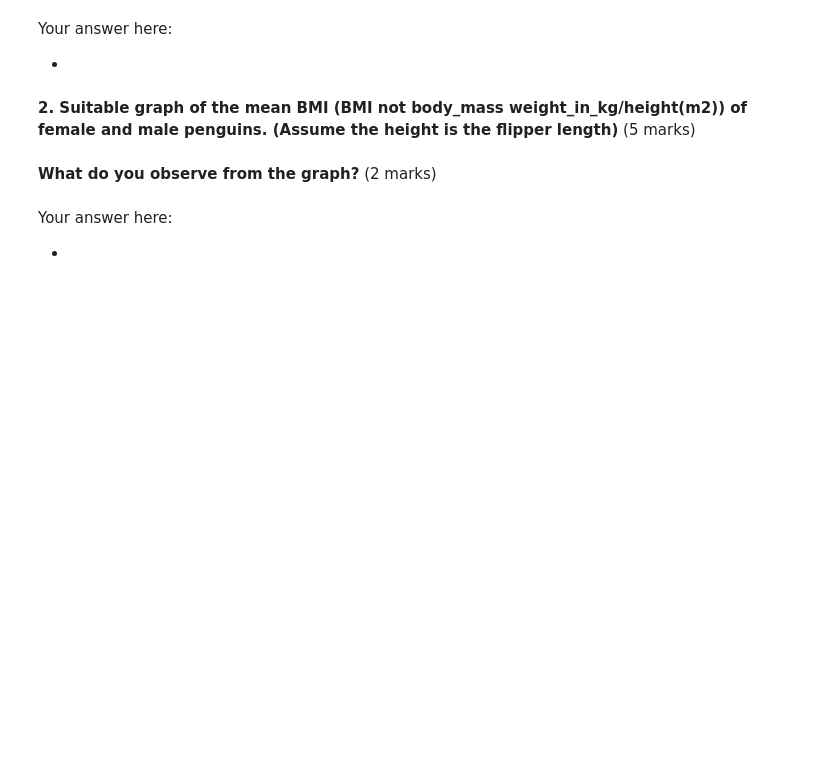
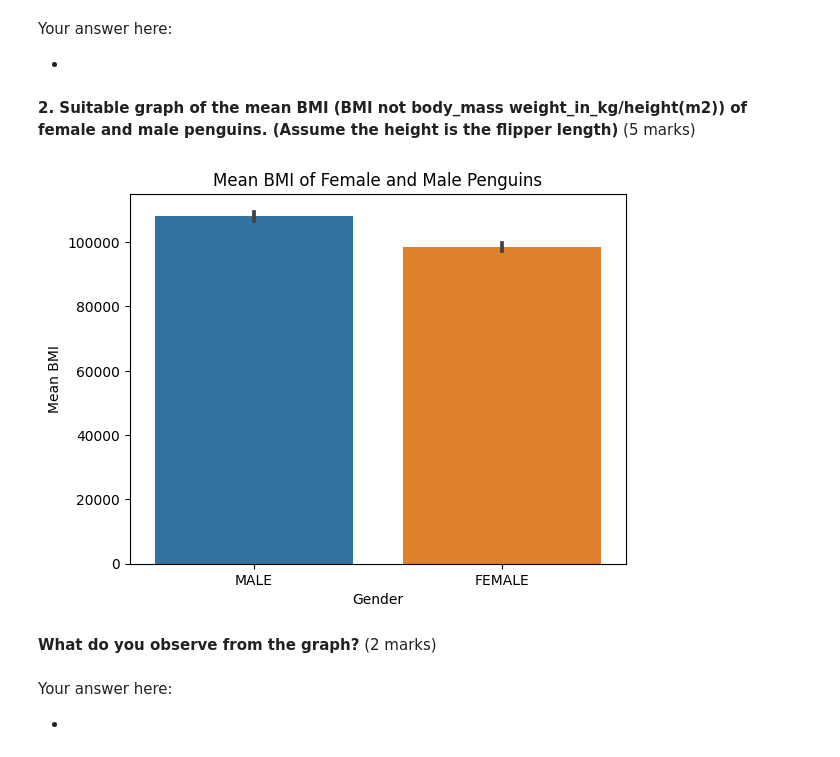
Before and after one commit to Tavleen09/LAB4_CSCN8000, a Jupyter notebook: Tavleen_section2_8977981_lab4.ipynb, the cells around one changed output. Saved outputs shown, nothing was run; the diff lists cells and outputs as text; code cells hidden in the pictures; blank space fills up the shorter version.

```diff
--- a/Tavleen_section2_8977981_lab4.ipynb
+++ b/Tavleen_section2_8977981_lab4.ipynb
@@ -73,3 +134,21 @@ Your answer here:
+# %%
+#Your answer here
+
+# Calculate BMI (Body Mass Index)
+penguins['bmi'] = penguins['body_mass_g'] / ((penguins['flipper_length_mm'] / 1000) ** 2)
+
+# Create a bar plot using seaborn
+sns.barplot(x='sex', y='bmi', data=penguins)
+
+#Set plot labels and titles
+plt.xlabel('Gender')
+plt.ylabel('Mean BMI')
+plt.title('Mean BMI of Female and Male Penguins')
+
+#Show the plot
+plt.show()
+# %% [output]
+[figure, added]
 # %% [markdown]
  **What do you observe from the graph?** (2 marks)
 # %% [markdown]
```
Also changed, not shown: parts of 14 cells of this notebook, 4 other files.
